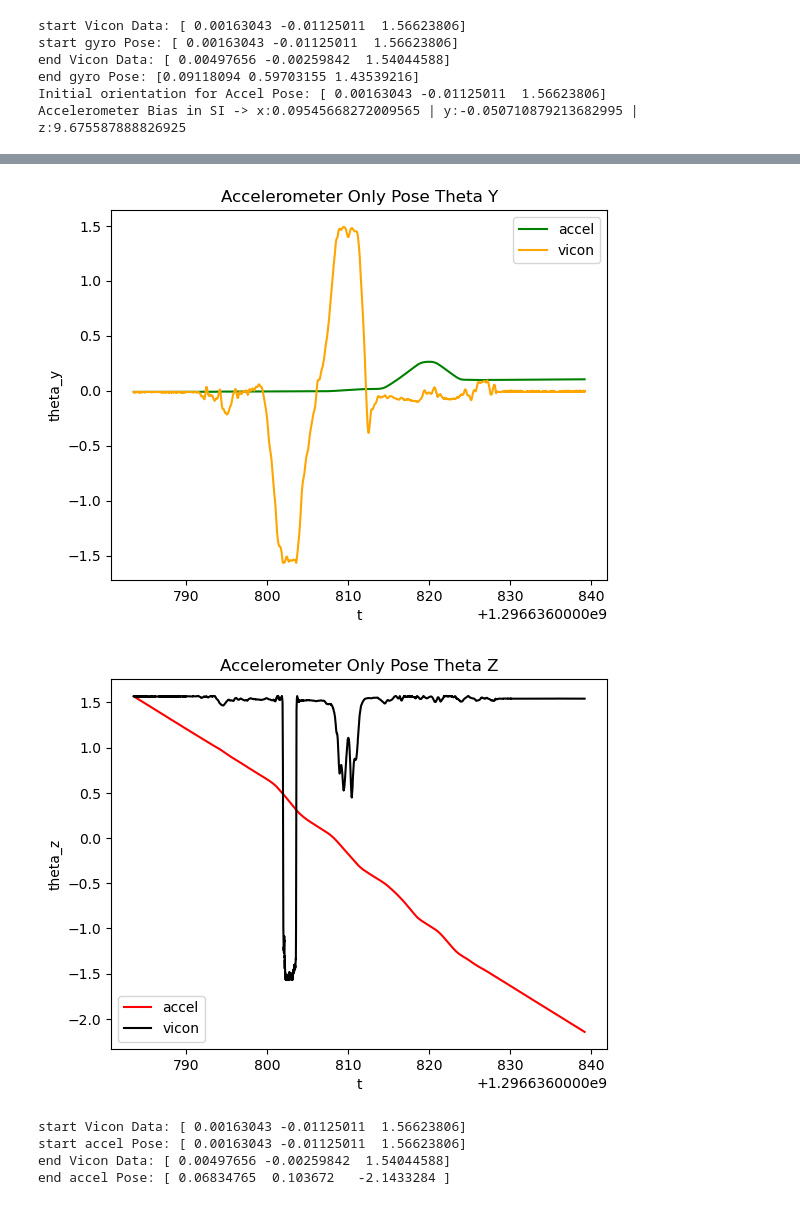
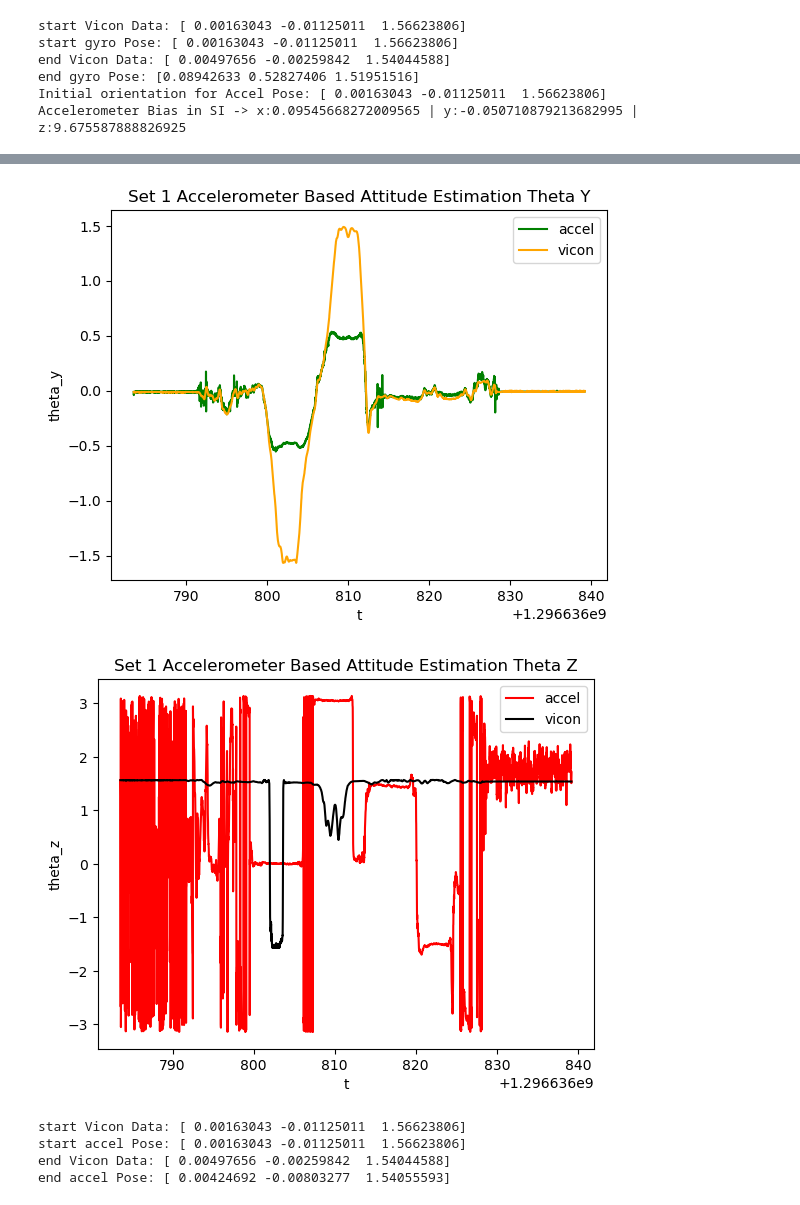
Before and after one commit to parth-20-07/Sensor-Fusion-and-Attitude-Estimation, a Jupyter notebook: main.ipynb, the cells around one changed output, grey strips where cells are left out. Saved outputs shown, nothing was run; the diff lists cells and outputs as text; code cells hidden in the pictures.

Commit message:
Implement Accelerometer and Complimentary Filter Based Attitude Estimation. Verification Pending

```diff
--- a/main.ipynb
+++ b/main.ipynb
@@ -1016,40 +514,40 @@ set1 = calculatePose(
     "Set 1",
 )
 
-# set2 = calculatePose(
-#     "Phase1/Data/Train/Vicon/viconRot2.mat",
-#     "Phase1/Data/Train/IMU/imuRaw2.mat",
-#     "Phase1/IMUParams.mat",
-#     "Set 2",
-# )
+set2 = calculatePose(
+    "Phase1/Data/Train/Vicon/viconRot2.mat",
+    "Phase1/Data/Train/IMU/imuRaw2.mat",
+    "Phase1/IMUParams.mat",
+    "Set 2",
+)
 
-# set3 = calculatePose(
-#     "Phase1/Data/Train/Vicon/viconRot3.mat",
-#     "Phase1/Data/Train/IMU/imuRaw3.mat",
-#     "Phase1/IMUParams.mat",
-#     "Set 3",
-# )
+set3 = calculatePose(
+    "Phase1/Data/Train/Vicon/viconRot3.mat",
+    "Phase1/Data/Train/IMU/imuRaw3.mat",
+    "Phase1/IMUParams.mat",
+    "Set 3",
+)
 
-# set4 = calculatePose(
-#     "Phase1/Data/Train/Vicon/viconRot4.mat",
-#     "Phase1/Data/Train/IMU/imuRaw4.mat",
-#     "Phase1/IMUParams.mat",
-#     "Set 4",
-# )
+set4 = calculatePose(
+    "Phase1/Data/Train/Vicon/viconRot4.mat",
+    "Phase1/Data/Train/IMU/imuRaw4.mat",
+    "Phase1/IMUParams.mat",
+    "Set 4",
+)
 
-# set5 = calculatePose(
-#     "Phase1/Data/Train/Vicon/viconRot5.mat",
-#     "Phase1/Data/Train/IMU/imuRaw5.mat",
-#     "Phase1/IMUParams.mat",
-#     "Set 5",
-# )
+set5 = calculatePose(
+    "Phase1/Data/Train/Vicon/viconRot5.mat",
+    "Phase1/Data/Train/IMU/imuRaw5.mat",
+    "Phase1/IMUParams.mat",
+    "Set 5",
+)
 
-# set6 = calculatePose(
-#     "Phase1/Data/Train/Vicon/viconRot6.mat",
-#     "Phase1/Data/Train/IMU/imuRaw6.mat",
-#     "Phase1/IMUParams.mat",
-#     "Set 6",
-# )
+set6 = calculatePose(
+    "Phase1/Data/Train/Vicon/viconRot6.mat",
+    "Phase1/Data/Train/IMU/imuRaw6.mat",
+    "Phase1/IMUParams.mat",
+    "Set 6",
+)
 # %% [output]
 Accelerometer Scale: x:-0.009410116668117223 | y:-0.009446062854812996 | z:0.008935489386939052
 Accelerometer Bias: x:4.816602025701474 | y:4.727277725424596 | z:-4.421038273634919
@@ -1076,6 +560,6 @@ Gyroscope Bias in SI -> x:0.007891049412260128 | y:-0.00043262834577848815 | z:0
 start Vicon Data: [ 0.00163043 -0.01125011  1.56623806]
 start gyro Pose: [ 0.00163043 -0.01125011  1.56623806]
 end Vicon Data: [ 0.00497656 -0.00259842  1.54044588]
-end gyro Pose: [0.09118094 0.59703155 1.43539216]
+end gyro Pose: [0.08942633 0.52827406 1.51951516]
 Initial orientation for Accel Pose: [ 0.00163043 -0.01125011  1.56623806]
 Accelerometer Bias in SI -> x:0.09545668272009565 | y:-0.050710879213682995 | z:9.675587888826925
@@ -1083,6 +567,6 @@ Accelerometer Bias in SI -> x:0.09545668272009565 | y:-0.050710879213682995 | z:
-[figure, old version]
+[figure, new version]
-[figure, old version]
+[figure, new version]
 start Vicon Data: [ 0.00163043 -0.01125011  1.56623806]
 start accel Pose: [ 0.00163043 -0.01125011  1.56623806]
 end Vicon Data: [ 0.00497656 -0.00259842  1.54044588]
-end accel Pose: [ 0.06834765  0.103672   -2.1433284 ]
+end accel Pose: [ 0.00424692 -0.00803277  1.54055593]
```
Also changed, not shown: parts of 3 cells of this notebook, 54 other files.
